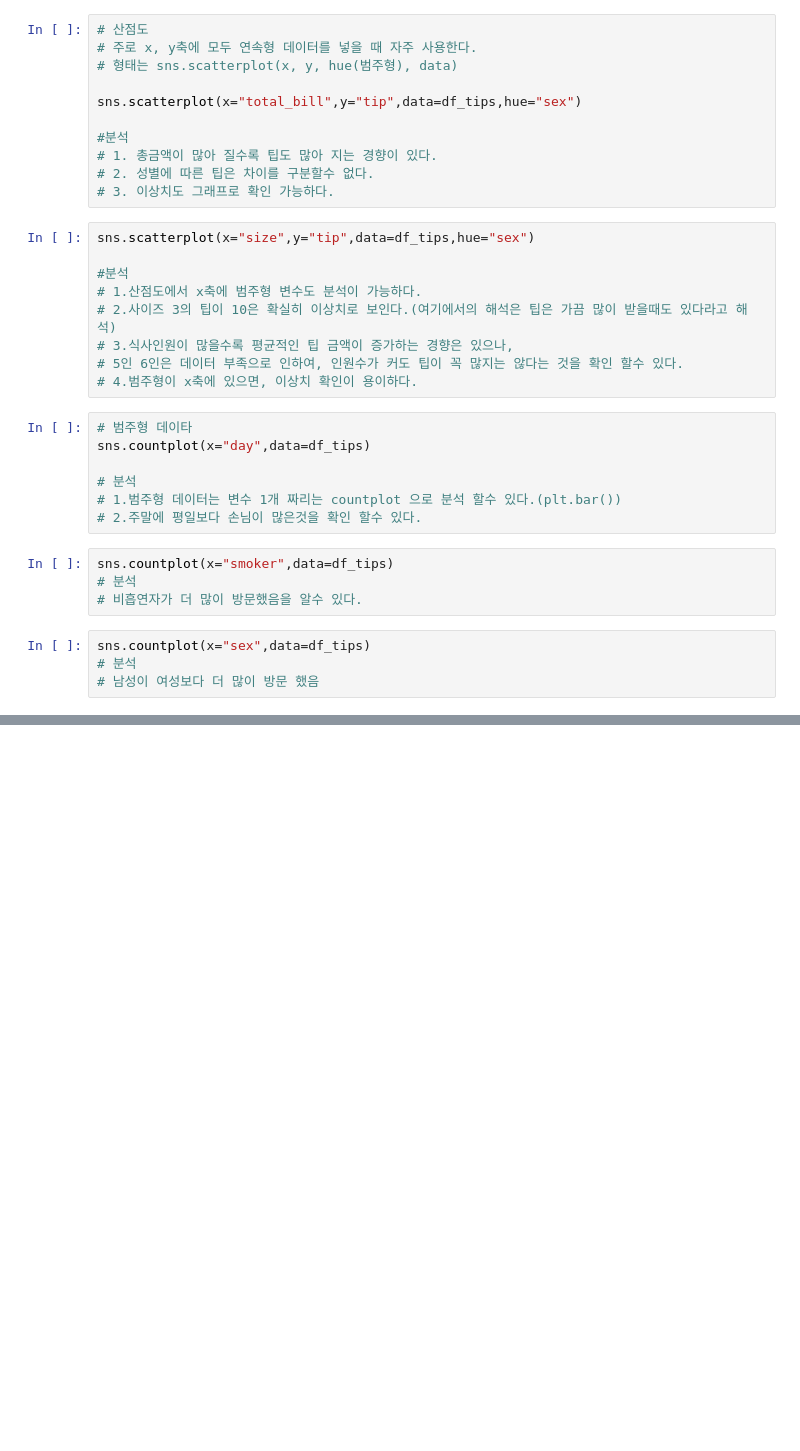
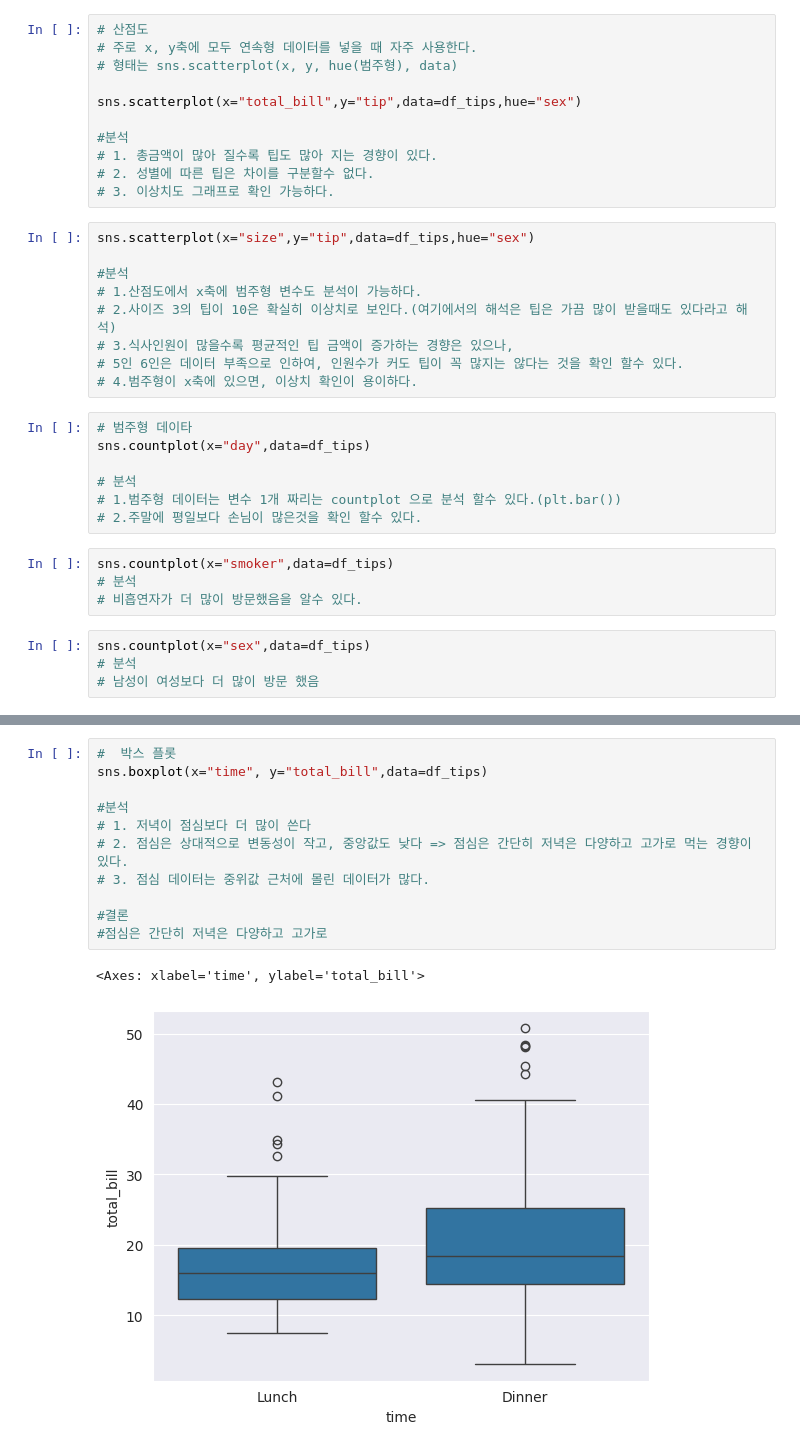
Before and after one commit to n3316202/Gwangsu-AI-Academy-teacher, a Jupyter notebook: 03.시각화/02-데이터시각화-씨본-챠트.ipynb, the cells around one changed output, grey strips where cells are left out. Saved outputs shown, nothing was run; the diff lists cells and outputs as text; blank space fills up the shorter version.

```diff
--- a/03.시각화/02-데이터시각화-씨본-챠트.ipynb
+++ b/03.시각화/02-데이터시각화-씨본-챠트.ipynb
@@ -340,0 +357,14 @@ sns.countplot(x="time",data=df_tips)
+# %%
+#  박스 플롯
+sns.boxplot(x="time", y="total_bill",data=df_tips)
+
+#분석
+# 1. 저녁이 점심보다 더 많이 쓴다
+# 2. 점심은 상대적으로 변동성이 작고, 중앙값도 낮다 => 점심은 간단히 저녁은 다양하고 고가로 먹는 경향이 있다.
+# 3. 점심 데이터는 중위값 근처에 몰린 데이터가 많다.
+
+#결론
+#점심은 간단히 저녁은 다양하고 고가로
+# %% [output]
+<Axes: xlabel='time', ylabel='total_bill'>
+[figure, added]
```
Also changed, not shown: parts of 4 cells of this notebook.
